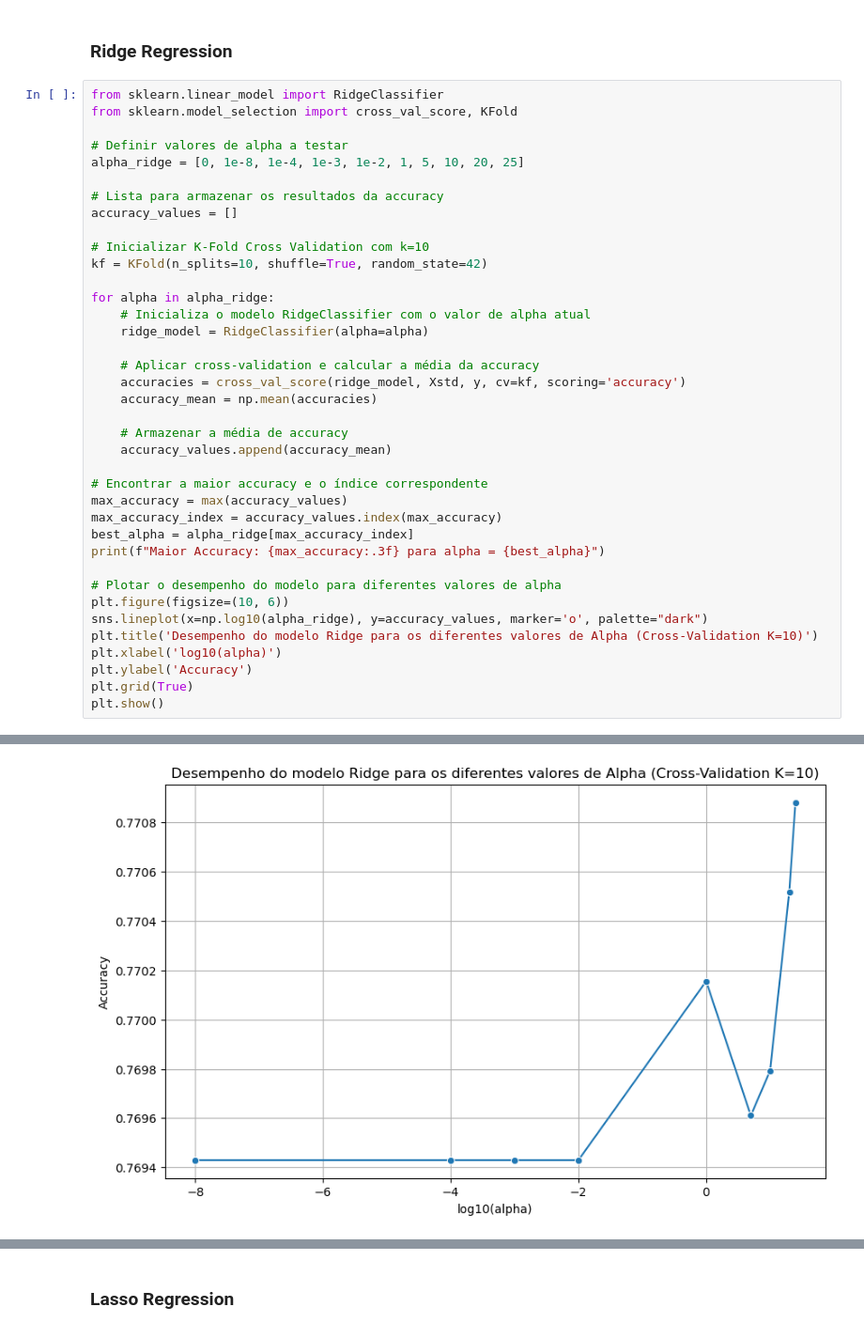
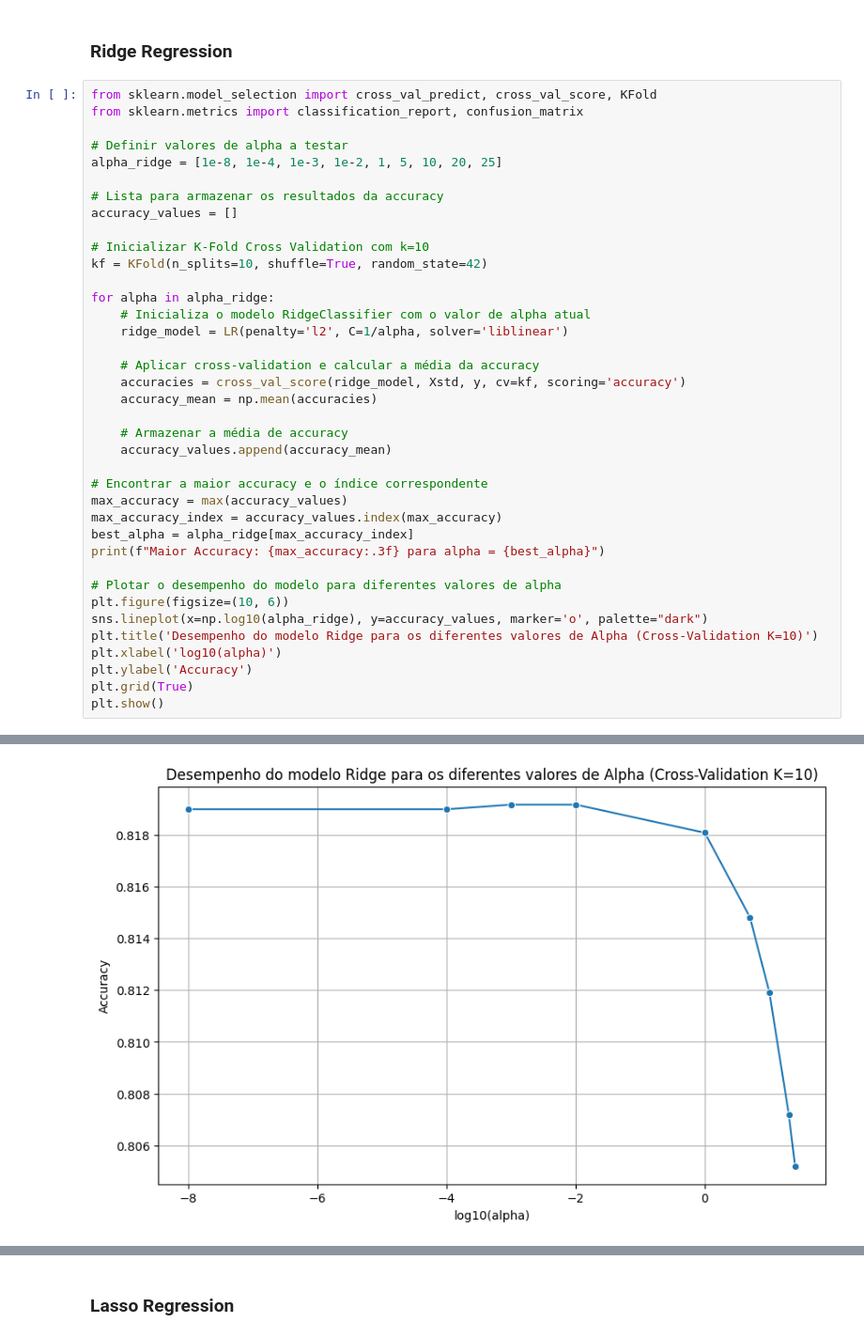
Before and after one commit to pedrocc03/APRAU_24_25_G23, a Jupyter notebook: Trabalho.ipynb, the cells around one changed output, grey strips where cells are left out. Shown at 94% size. Cells and saved outputs as stored; diff of their text form.

Commit message:
Correção Ridge e Lasso
ainda a rever: Elasticnet?

```diff
--- a/Trabalho.ipynb
+++ b/Trabalho.ipynb
@@ -1131,11 +1131,11 @@ Average QDA Classification Report:
 # %% [markdown]
 ### Ridge Regression
 # %%
-from sklearn.linear_model import RidgeClassifier
-from sklearn.model_selection import cross_val_score, KFold
+from sklearn.model_selection import cross_val_predict, cross_val_score, KFold
+from sklearn.metrics import classification_report, confusion_matrix
 
 # Definir valores de alpha a testar
-alpha_ridge = [0, 1e-8, 1e-4, 1e-3, 1e-2, 1, 5, 10, 20, 25]
+alpha_ridge = [1e-8, 1e-4, 1e-3, 1e-2, 1, 5, 10, 20, 25]
 
 # Lista para armazenar os resultados da accuracy
 accuracy_values = []
@@ -1145,7 +1145,7 @@ kf = KFold(n_splits=10, shuffle=True, random_state=42)
 
 for alpha in alpha_ridge:
     # Inicializa o modelo RidgeClassifier com o valor de alpha atual
-    ridge_model = RidgeClassifier(alpha=alpha)
+    ridge_model = LR(penalty='l2', C=1/alpha, solver='liblinear')
 
     # Aplicar cross-validation e calcular a média da accuracy
     accuracies = cross_val_score(ridge_model, Xstd, y, cv=kf, scoring='accuracy')
@@ -1173,2 +1173,2 @@ Maior Accuracy: 0.771 para alpha = 25
-[figure, old version]
+[figure, new version]
 # %%
```
Also changed, not shown: parts of 10 cells of this notebook.
